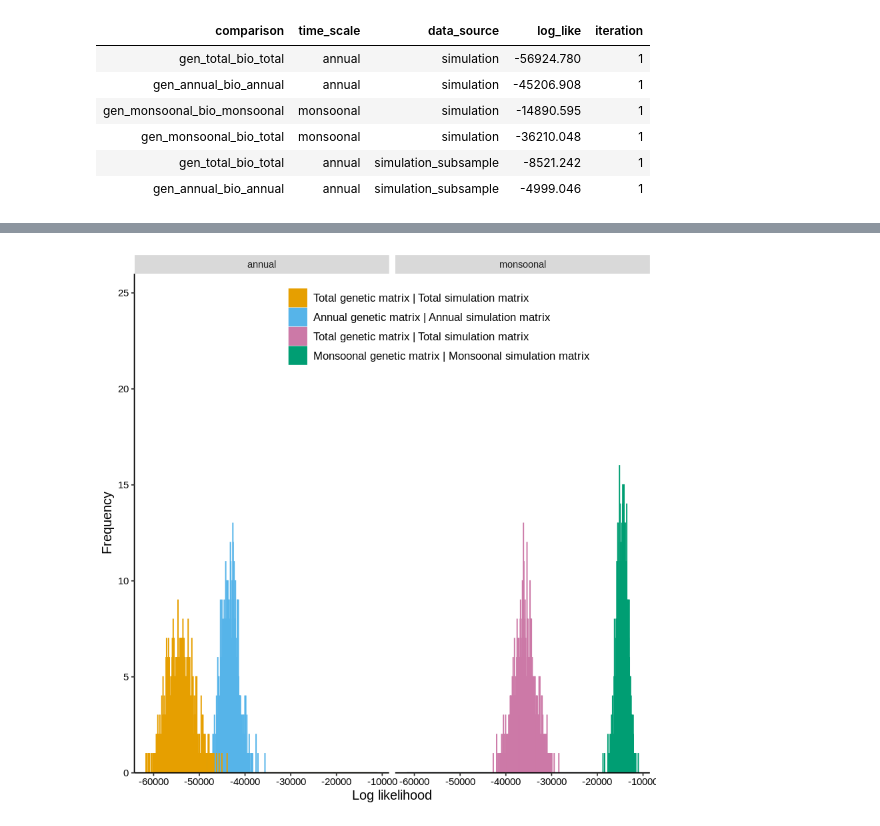
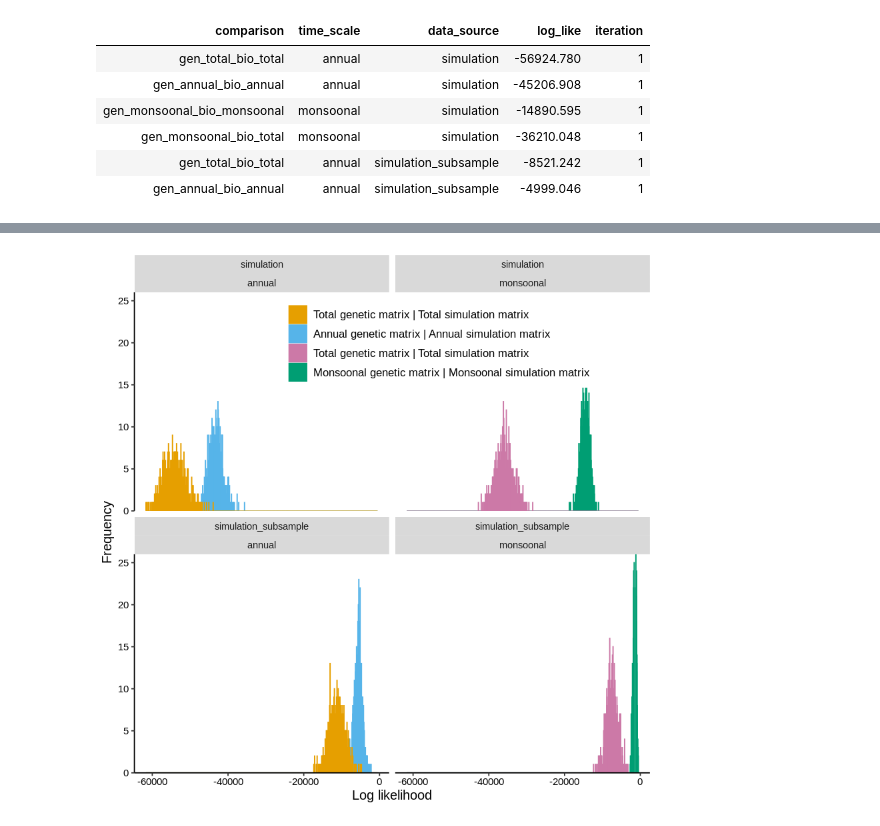
Before and after one commit to pinskylab/CamotesROMS, a Jupyter notebook: notebooks/process_ROMS_kernels.ipynb, the cells around one changed output, grey strips where cells are left out. Drawn from its saved outputs; the diff is of its cells as text; code cells hidden in the pictures.

Commit message:
CIs corrected, all plots remade, everything is reproducible and ready for draft

```diff
--- a/notebooks/process_ROMS_kernels.ipynb
+++ b/notebooks/process_ROMS_kernels.ipynb
@@ -704,7 +635,7 @@ cbbPalette <- c("#E69F00", "#56B4E9", "#CC79A7", "#009E73")#"#F0E442", "#0072B2"
 
 
 likelihood_hist <- ggplot() +
-    geom_histogram(data=BootLike[data_source=="simulation"], aes(x=log_like, fill=comparison, color = comparison), binwidth = 30) +
+    geom_histogram(data=BootLike, aes(x=log_like, fill=comparison, color = comparison), binwidth = 30) +
     ylab("Frequency") +
     xlab("Log likelihood")+
     scale_y_continuous(expand = c(0,0), limits = c(0,26)) +
@@ -725,8 +656,8 @@ likelihood_hist <- ggplot() +
                       labels=c("Total genetic matrix | Total simulation matrix", "Annual genetic matrix | Annual simulation matrix", "Total genetic matrix | Total simulation matrix", "Monsoonal genetic matrix | Monsoonal simulation matrix"))+
     scale_fill_manual(values=cbbPalette, breaks=c("gen_total_bio_total","gen_annual_bio_annual","gen_monsoonal_bio_total", "gen_monsoonal_bio_monsoonal"),
                       labels=c("Total genetic matrix | Total simulation matrix", "Annual genetic matrix | Annual simulation matrix", "Total genetic matrix | Total simulation matrix", "Monsoonal genetic matrix | Monsoonal simulation matrix"))+
-facet_wrap( ~ time_scale)
+facet_wrap( ~ data_source+time_scale)
 likelihood_hist
 
-ggsave(filename="BootstrappedLikelihoodComparisonBothTimeScalesHistogram.pdf", plot= likelihood_hist, path="~/oceanography/script_output/plots/")
+#ggsave(filename="BootstrappedLikelihoodComparisonBothTimeScalesHistogramSubSampledSim.pdf", plot= likelihood_hist, path="~/oceanography/script_output/plots/")
 # %% [output]
@@ -734,4 +668,4 @@ Saving 6.67 x 6.67 in image
-[figure, old version]
+[figure, new version]
 # %%
 BootLike[time_scale=="years" &log_like > -10000]
 # %% [output]
```
Also changed, not shown: parts of 43 cells of this notebook, 8 other files.
